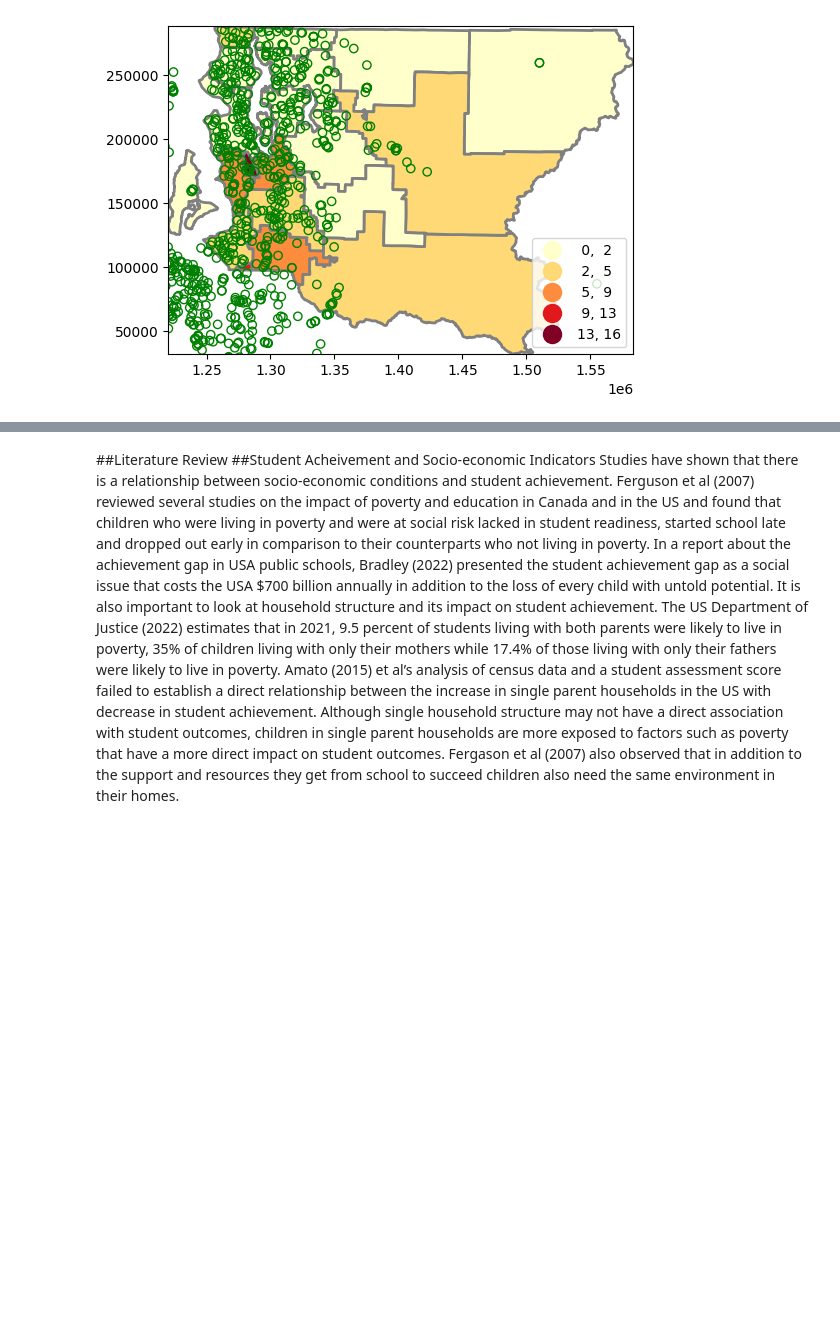
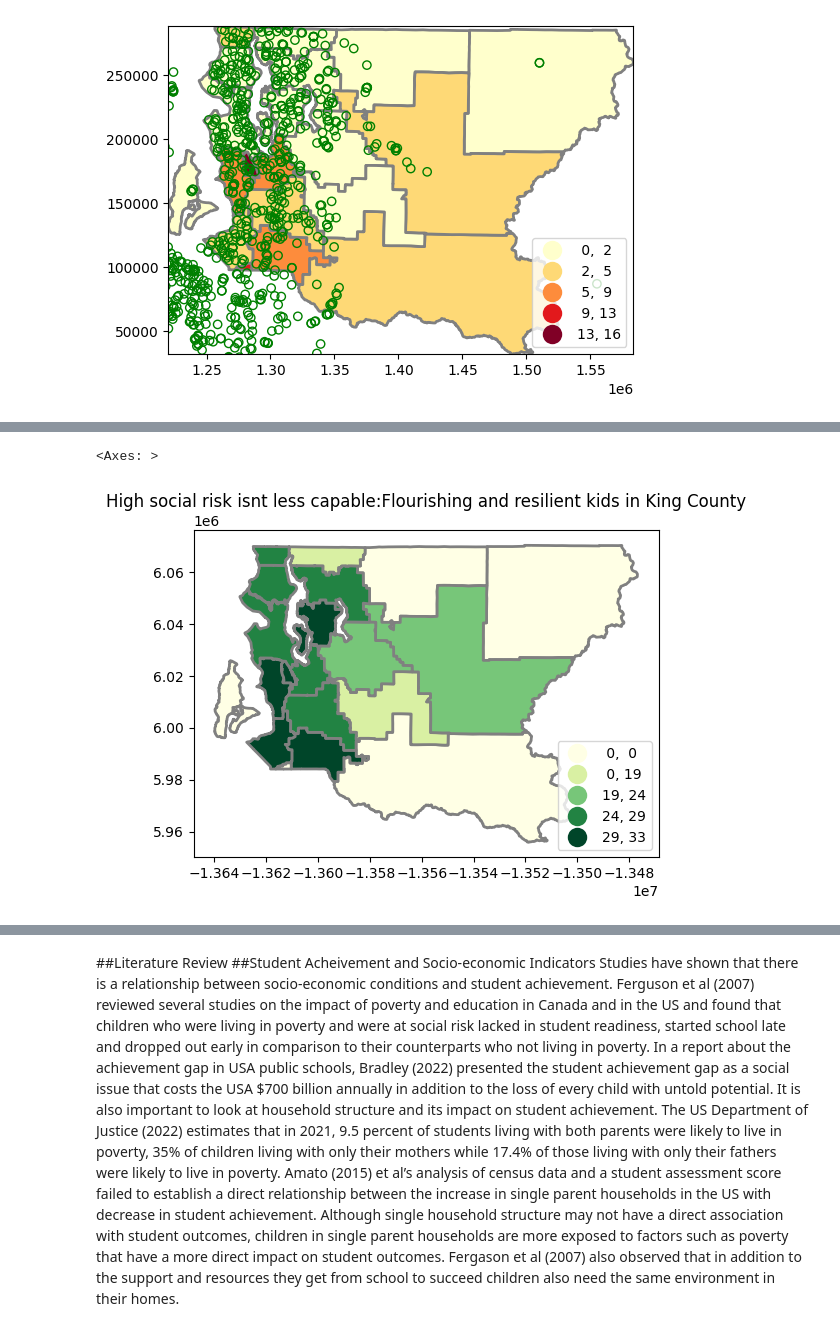
Before and after one commit to Spontyrupple/mamaine, a Jupyter notebook: king_county.ipynb, the cells around one changed output, grey strips where cells are left out. Cells and saved outputs as stored; diff of their text form; code cells hidden in the pictures; blank space fills up the shorter version.

```diff
--- a/king_county.ipynb
+++ b/king_county.ipynb
@@ -765,0 +711,3 @@ AttributeError: The CRS attribute of a GeoDataFrame without an active geometry c
+# %%
+fandr['indicato_3'] = fandr['indicato_3'] * 100
+pandc['indicato_3'] = pandc['indicato_3'] * 100
@@ -765,0 +719,21 @@ AttributeError: The CRS attribute of a GeoDataFrame without an active geometry c
+# %%
+#wasch = wasch.to_crs(kingc3.crs)  # Ensure CRS match
+
+fig, ax = plt.subplots(1, figsize=(6, 10))
+
+fandr.plot(ax=ax, column='indicato_3', legend=True, cmap='YlGn',
+           scheme='natural_breaks', k=5, edgecolor='grey', linewidth=2,
+           legend_kwds={"fmt": "{:,.0f}", 'loc': 'lower right', 'markerscale': 1.4})
+ax.title.set_text("High social risk isnt less capable:Flourishing and resilient kids in King County")
+leg1.set_title('''white color=Data Suppressed''')
+#fig.suptitle('High social risk isnt less capable', fontsize=10)
+# Plot wasch after kingc3
+#wasch.plot(ax=ax, color='none', edgecolor='green')
+
+# Set plot bounds if need
+
+# ... (Rest of your plot customizations) ...
+plt.show()
+# %% [output]
+<Axes: >
+[figure, added]
```
Also changed, not shown: parts of 12 cells of this notebook.
